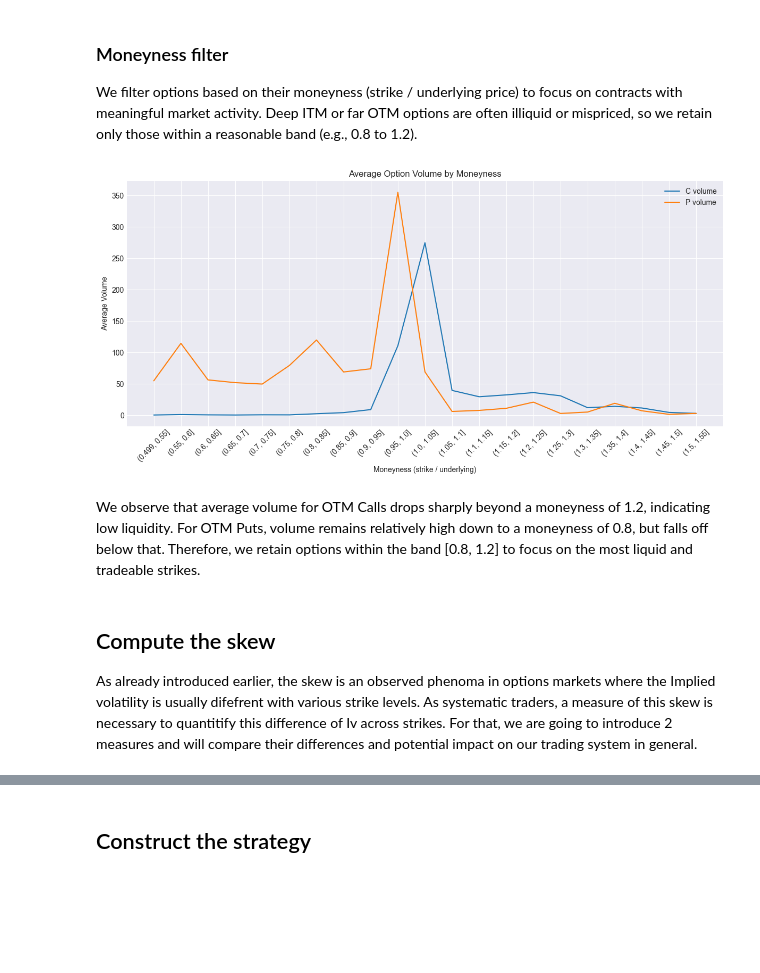
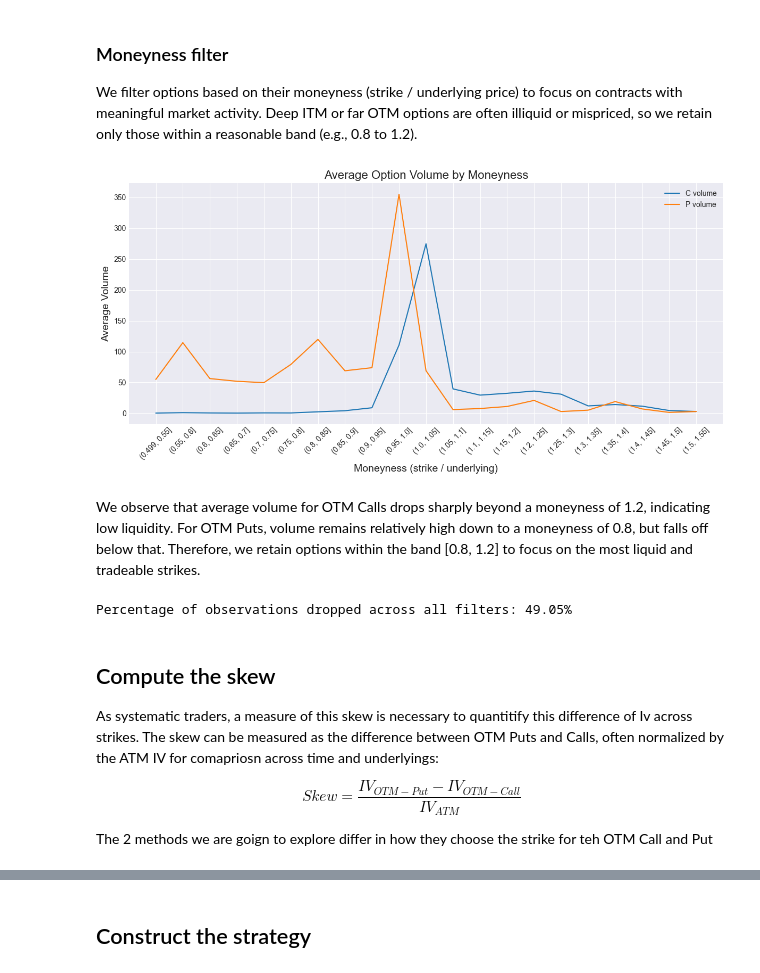
Before and after one commit to anthonymakarewicz/volatility-trading, a Jupyter notebook: skew_trading.ipynb, the cells around one changed output, grey strips where cells are left out. Saved outputs shown, nothing was run; the diff lists cells and outputs as text; code cells hidden in the pictures; blank space fills up the shorter version.

```diff
--- a/skew_trading.ipynb
+++ b/skew_trading.ipynb
@@ -235,23 +260,23 @@ avg_vol = (
 # %%
 plt.figure(figsize=(12, 6))
 
 for option_type in OPTION_TYPES:
     subset = avg_vol[avg_vol["option_type"] == option_type]
     plt.plot(
         subset["moneyness_bin"].astype(str),
         subset["volume"],
         label=f"{option_type} volume"
     )
 
 plt.xticks(rotation=45)
-plt.xlabel("Moneyness (strike / underlying)")
-plt.ylabel("Average Volume")
-plt.title("Average Option Volume by Moneyness")
+plt.xlabel("Moneyness (strike / underlying)", fontsize=14)
+plt.ylabel("Average Volume", fontsize=14)
+plt.title("Average Option Volume by Moneyness", fontsize=16)
 plt.legend()
 plt.grid(True)
 plt.tight_layout()
 plt.show()
 # %% [output]
-[figure, old version]
+[figure, new version]
 # %% [markdown]
 We observe that average volume for OTM Calls drops sharply beyond a moneyness of 1.2, indicating low liquidity. For OTM Puts, volume remains relatively high down to a moneyness of 0.8, but falls off below that. Therefore, we retain options within the band [0.8, 1.2] to focus on the most liquid and tradeable strikes.
@@ -260,4 +283,28 @@ options = options[(options["moneyness"] >= 0.8) & (options["moneyness"] <= 1.2)]
+# %%
+n = len(options)
+
+# Volume filter
+options = options[options["volume"] >= 1].copy()
+
+# Bid-Ask filter
+options = options[(options["bid"] > 0) & (options["ask"] > 0)].copy()
+options = options[options["rel_spread"] <= 0.25].copy()
+
+# Moneyness filter
+options = options[(options["moneyness"] >= 0.8) & (options["moneyness"] <= 1.2)]
+
+pct_dropped = 100 * (1 - len(options) / n)
+print(f"Percentage of observations dropped across all filters: {pct_dropped:.2f}%")
+# %% [output]
+Percentage of observations dropped across all filters: 49.05%
 # %% [markdown]
 ## Compute the skew
 
-As already introduced earlier, the skew is an observed phenoma in options markets where the Implied volatility is usually difefrent with various strike levels. As systematic traders, a measure of this skew is necessary to quantitify this difference of Iv across strikes. For that, we are going to introduce 2 measures and will compare their differences and potential impact on our trading system in general.
+As systematic traders, a measure of this skew is necessary to quantitify this difference of Iv across strikes. The skew can be measured as the difference between OTM Puts and Calls, often normalized by the ATM IV for comapriosn across time and underlyings:
+
+$$
+Skew = \frac{IV_{OTM-Put} - IV_{OTM-Call}}{IV_{ATM}}
+$$
+
+
+The 2 methods we are goign to explore differ in how they choose the strike for teh OTM Call and Put
```
Also changed, not shown: parts of 30 cells of this notebook, 2 other files.
